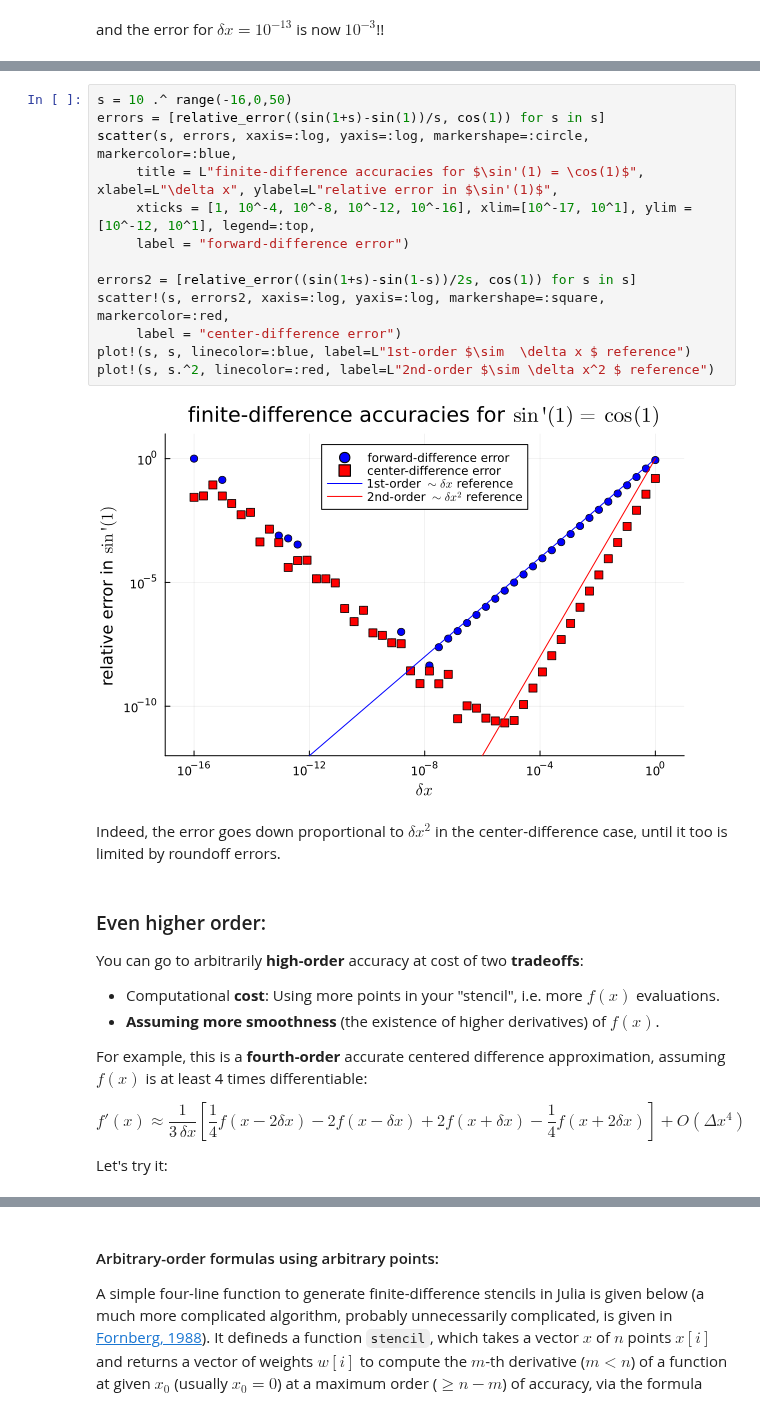
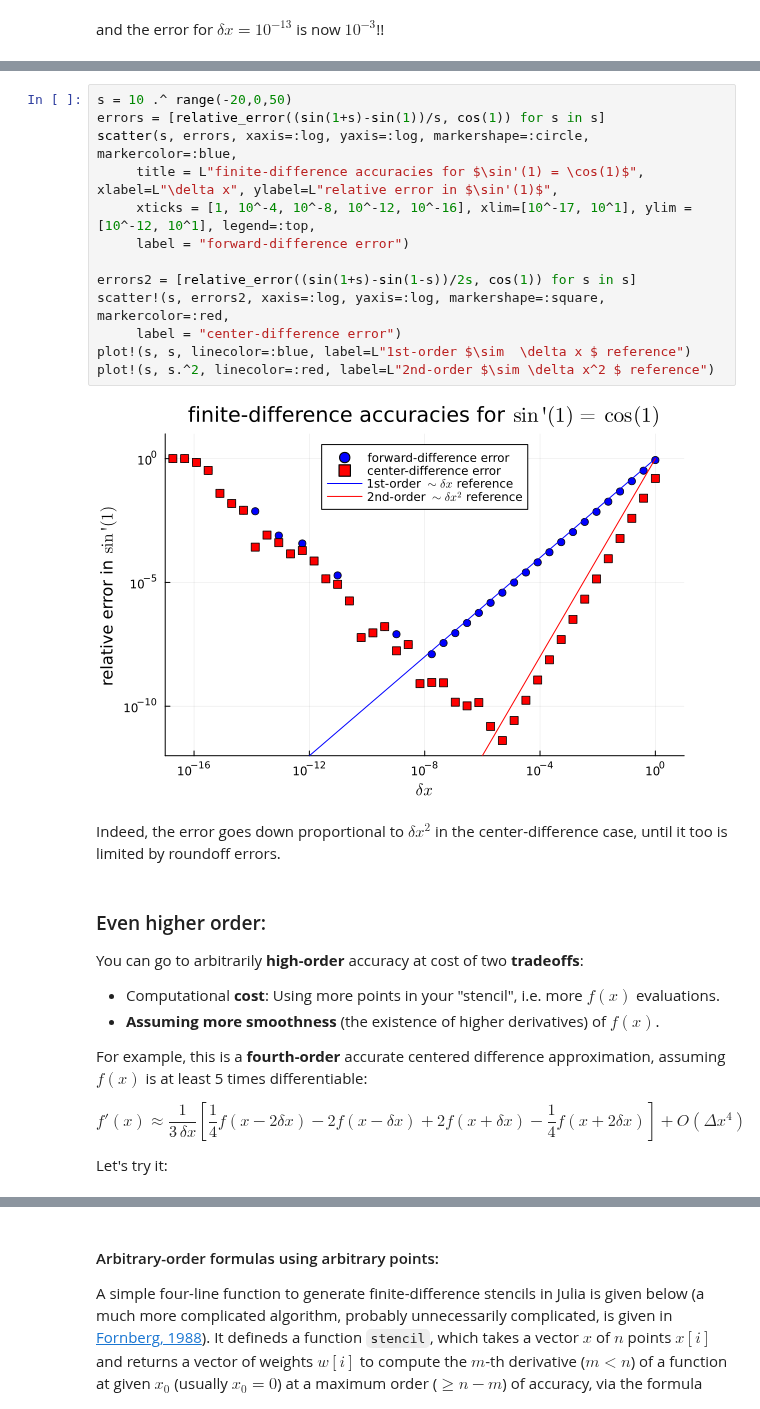
Before and after one commit to mitmath/numerical_hub, a Jupyter notebook: notes/finite-differences.ipynb, the cells around one changed output, grey strips where cells are left out. Drawn from its saved outputs; the diff is of its cells as text.

```diff
--- a/notes/finite-differences.ipynb
+++ b/notes/finite-differences.ipynb
@@ -222,20 +224,20 @@ which gives
 
 We can try it for $\sin(x)$ at $x=1$ as above:
 # %%
-s = 10 .^ range(-16,0,50)
+s = 10 .^ range(-20,0,50)
 errors = [relative_error((sin(1+s)-sin(1))/s, cos(1)) for s in s]
 scatter(s, errors, xaxis=:log, yaxis=:log, markershape=:circle, markercolor=:blue,
      title = L"finite-difference accuracies for $\sin'(1) = \cos(1)$", xlabel=L"\delta x", ylabel=L"relative error in $\sin'(1)$",
      xticks = [1, 10^-4, 10^-8, 10^-12, 10^-16], xlim=[10^-17, 10^1], ylim = [10^-12, 10^1], legend=:top,
      label = "forward-difference error")
 
 errors2 = [relative_error((sin(1+s)-sin(1-s))/2s, cos(1)) for s in s]
 scatter!(s, errors2, xaxis=:log, yaxis=:log, markershape=:square, markercolor=:red,
      label = "center-difference error")
 plot!(s, s, linecolor=:blue, label=L"1st-order $\sim  \delta x $ reference")
 plot!(s, s.^2, linecolor=:red, label=L"2nd-order $\sim \delta x^2 $ reference")
 # %% [output]
-[figure, old version]
+[figure, new version]
 # %% [markdown]
 Indeed, the error goes down proportional to $\delta x^2$ in the center-difference case, until it too is limited by roundoff errors.
 # %% [markdown]
@@ -245,7 +247,7 @@ You can go to arbitrarily **high-order** accuracy at cost of two **tradeoffs**:
 * Computational **cost**: Using more points in your "stencil", i.e. more $f(x)$ evaluations.
 * **Assuming more smoothness** (the existence of higher derivatives) of $f(x)$.
 
-For example, this is a **fourth-order** accurate centered difference approximation, assuming $f(x)$ is at least 4 times differentiable:
+For example, this is a **fourth-order** accurate centered difference approximation, assuming $f(x)$ is at least 5 times differentiable:
 
 $$
 f'(x) \approx \frac{1}{3 \, \delta x} \left[ \frac{1}{4} f(x - 2\delta x) - 2f(x - \delta x) + 2f(x + \delta x) - \frac{1}{4} f(x + 2\delta x) \right] + O(\Delta x^4)
```
Also changed, not shown: parts of 4 cells of this notebook.
